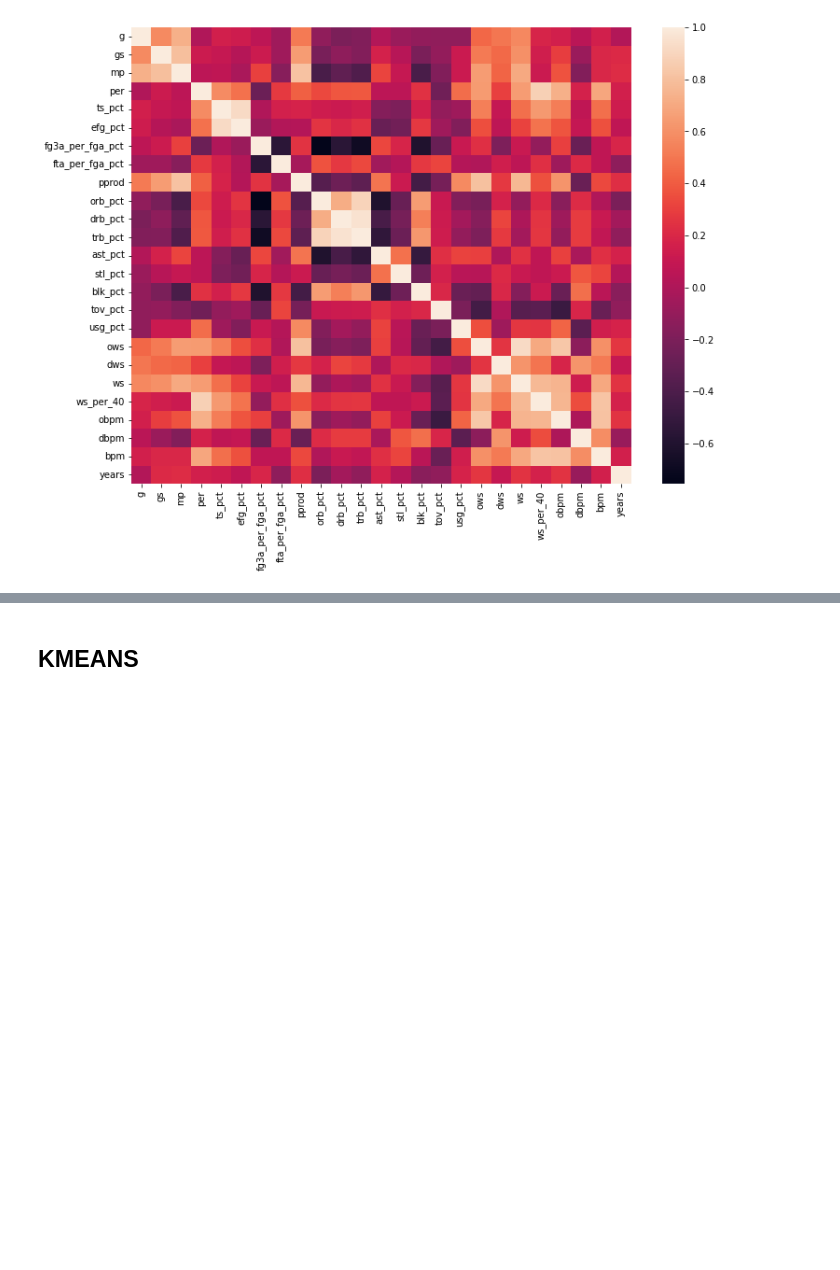
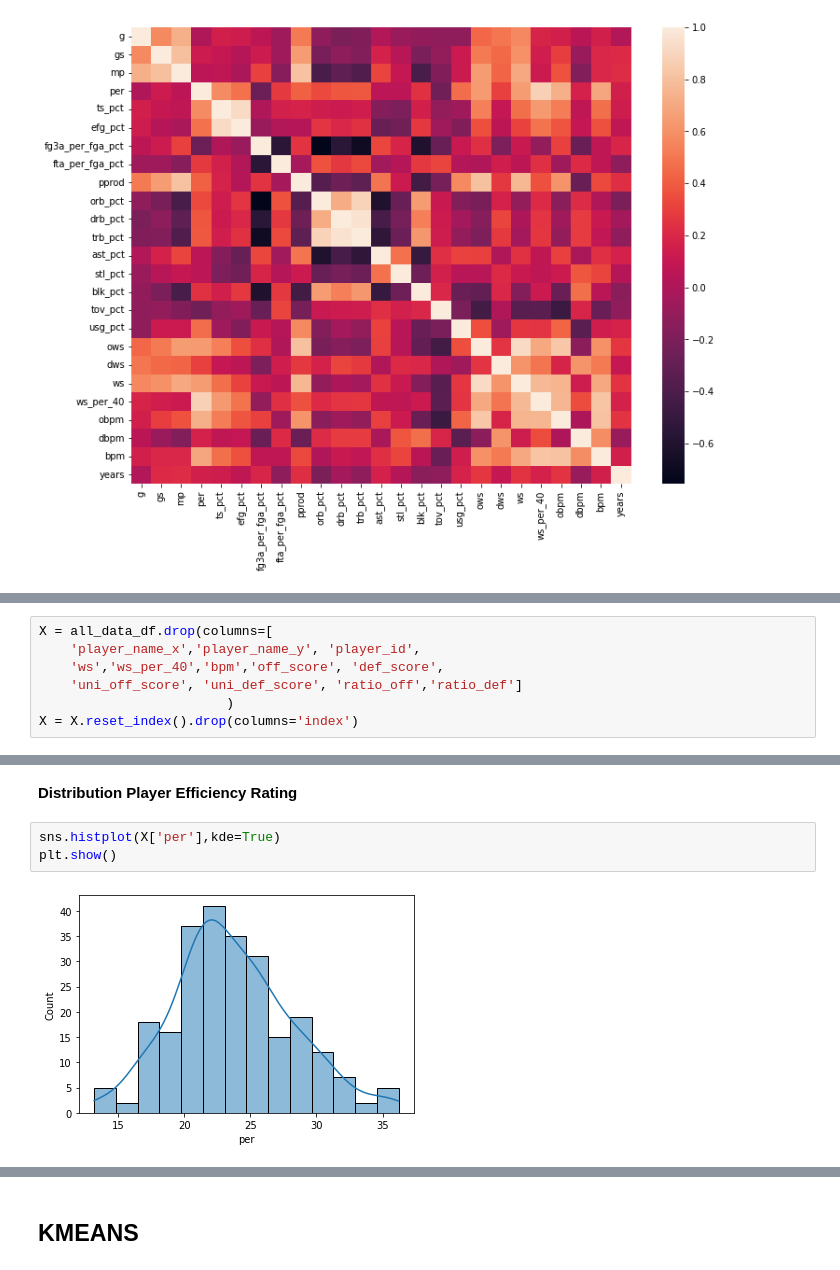
Before and after one commit to olivierpavee/nba_forecast, a Jupyter notebook: notebooks/mmeloux_data_explo.ipynb, the cells around one changed output, grey strips where cells are left out. Saved outputs shown, nothing was run; the diff lists cells and outputs as text; blank space fills up the shorter version.

```diff
--- a/notebooks/mmeloux_data_explo.ipynb
+++ b/notebooks/mmeloux_data_explo.ipynb
@@ -62,0 +102,7 @@ sns.heatmap(df_explo.corr());
+# %%
+X = all_data_df.drop(columns=[
+    'player_name_x','player_name_y', 'player_id',
+    'ws','ws_per_40','bpm','off_score', 'def_score',
+    'uni_off_score', 'uni_def_score', 'ratio_off','ratio_def']
+                        )
+X = X.reset_index().drop(columns='index')
@@ -62,0 +160,7 @@ sns.heatmap(df_explo.corr());
+# %% [markdown]
+**Distribution Player Efficiency Rating**
+# %%
+sns.histplot(X['per'],kde=True)
+plt.show()
+# %% [output]
+[figure, added]
```
Also changed, not shown: parts of 50 cells of this notebook.
